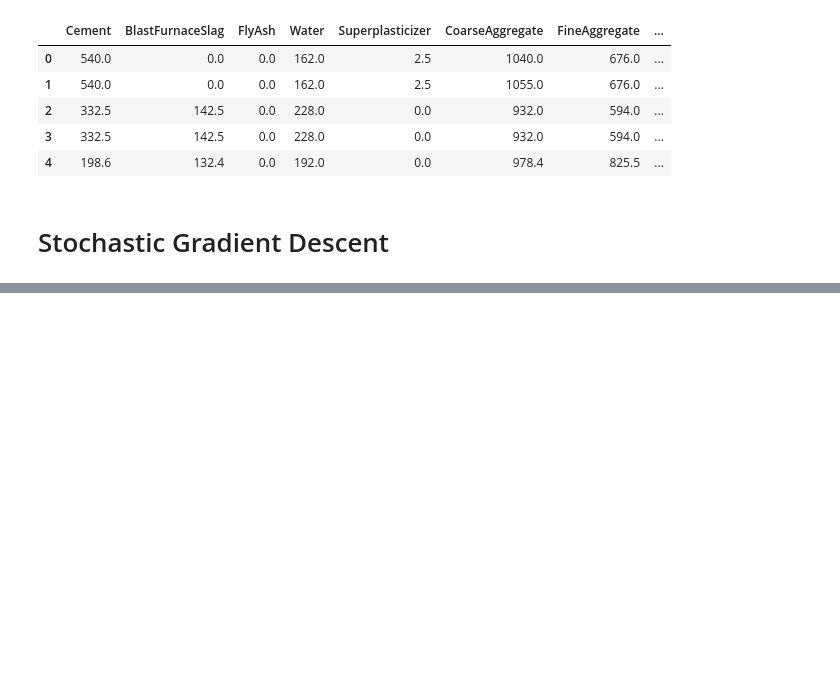
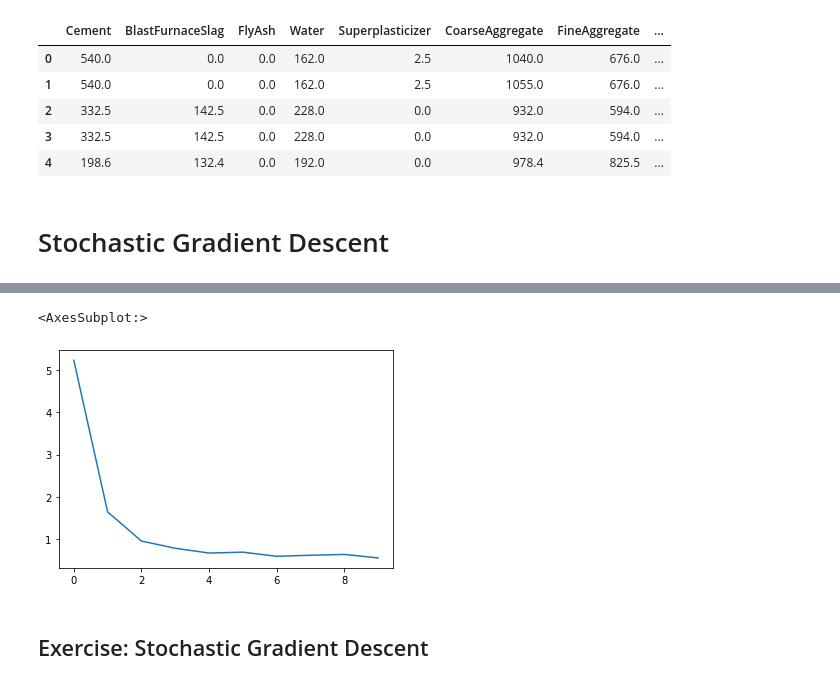
Before and after one commit to AliakbarMehdizadeh/Deep-Neural-Networks, a Jupyter notebook: Intro_to_Deep_Learning.ipynb, the cells around one changed output, grey strips where cells are left out. Drawn from its saved outputs; the diff is of its cells as text; code cells hidden in the pictures; blank space fills up the shorter version.

```diff
--- a/Intro_to_Deep_Learning.ipynb
+++ b/Intro_to_Deep_Learning.ipynb
@@ -109,0 +144,19 @@ model = keras.Sequential([
+# %%
+model = keras.Sequential([
+    layers.Dense(units= 512, activation='relu', input_shape=[11]),
+    layers.Dense(units= 512, activation='relu'),
+    layers.Dense(units= 512, activation='relu'),
+    layers.Dense(1),
+])
+# %%
+model.compile(
+    optimizer = 'Adam',
+    loss = 'mae'
+)
+# %%
+history = model.fit(
+    X_train, y_train,
+    validation_data = (X_test, y_test),
+    batch_size = 256,
+    epochs= 10,
+)
@@ -109,0 +186,9 @@ model = keras.Sequential([
+# %%
+history_df = pd.DataFrame(history.history)
+# %%
+history_df['loss'].plot()
+# %% [output]
+<AxesSubplot:>
+[figure, added]
+# %% [markdown]
+## Exercise: Stochastic Gradient Descent
```
Also changed, not shown: parts of 31 cells of this notebook.
